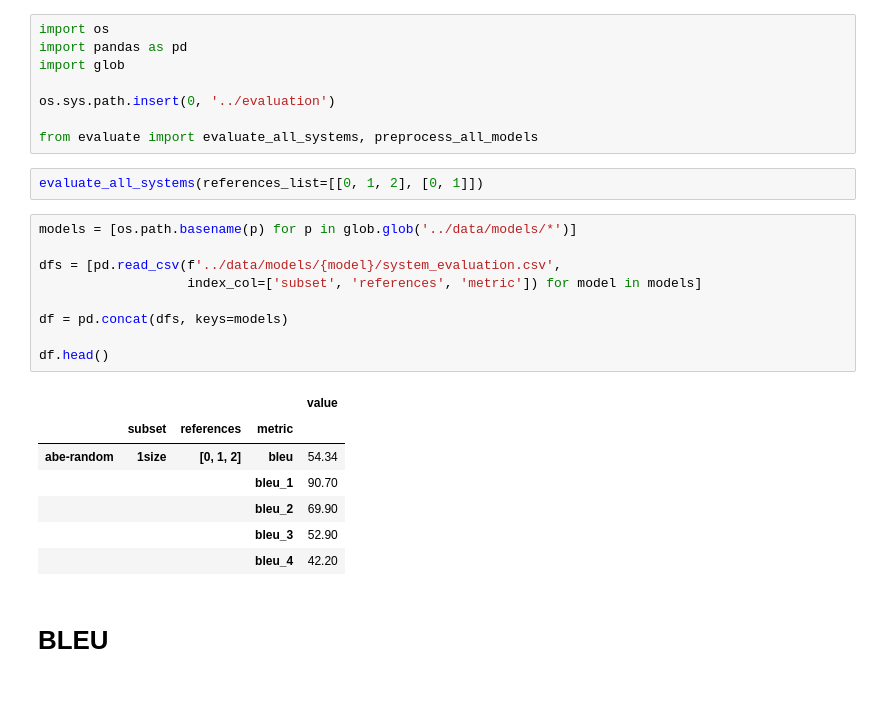
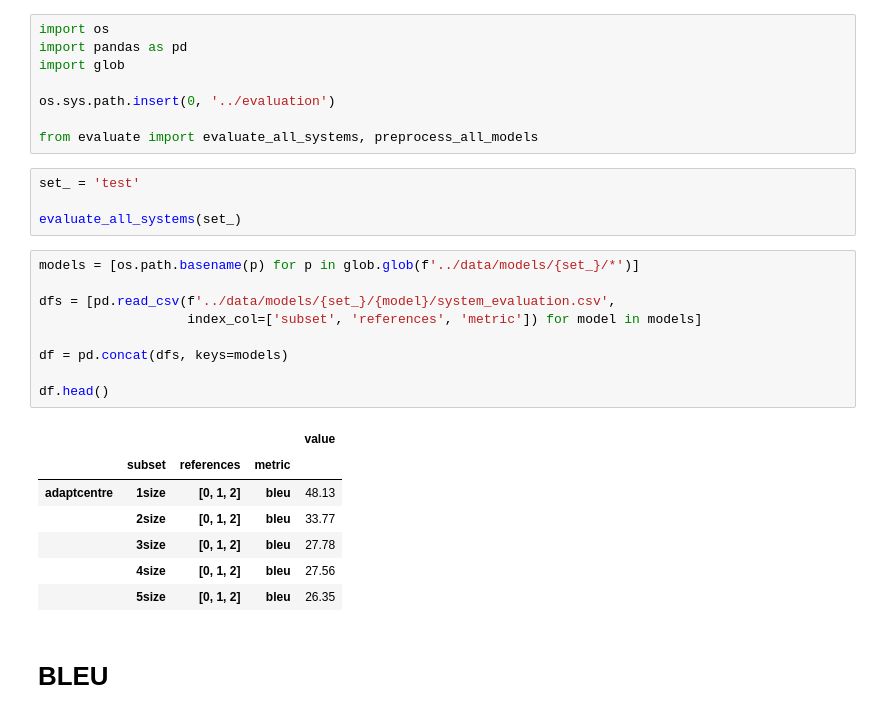
Before and after one commit to abevieiramota/masters, a Jupyter notebook: notebook/00 - Automatic evaluation.ipynb, the cells around one changed output. Cells and saved outputs as stored; diff of their text form.

```diff
--- a/notebook/00 - Automatic evaluation.ipynb
+++ b/notebook/00 - Automatic evaluation.ipynb
@@ -6,25 +6,27 @@ import glob
 os.sys.path.insert(0, '../evaluation')
 
 from evaluate import evaluate_all_systems, preprocess_all_models
-# %%
-evaluate_all_systems(references_list=[[0, 1, 2], [0, 1]])
+# %%
+set_ = 'test'
+
+evaluate_all_systems(set_)
 # %%
-models = [os.path.basename(p) for p in glob.glob('../data/models/*')]
+models = [os.path.basename(p) for p in glob.glob(f'../data/models/{set_}/*')]
 
-dfs = [pd.read_csv(f'../data/models/{model}/system_evaluation.csv',
+dfs = [pd.read_csv(f'../data/models/{set_}/{model}/system_evaluation.csv',
                    index_col=['subset', 'references', 'metric']) for model in models]
 
 df = pd.concat(dfs, keys=models)
 
 df.head()
 # %% [output]
 |  |  |  |  | value |
 |  | subset | references | metric |  |
-| abe-random | 1size | [0, 1, 2] | bleu | 54.34 |
-|  |  |  | bleu_1 | 90.70 |
-|  |  |  | bleu_2 | 69.90 |
-|  |  |  | bleu_3 | 52.90 |
-|  |  |  | bleu_4 | 42.20 |
+| adaptcentre | 1size | [0, 1, 2] | bleu | 48.13 |
+|  | 2size | [0, 1, 2] | bleu | 33.77 |
+|  | 3size | [0, 1, 2] | bleu | 27.78 |
+|  | 4size | [0, 1, 2] | bleu | 27.56 |
+|  | 5size | [0, 1, 2] | bleu | 26.35 |
 # %% [markdown]
 # BLEU
 # %% [markdown]
```
Also changed, not shown: parts of 3 cells of this notebook, 9 other files.
